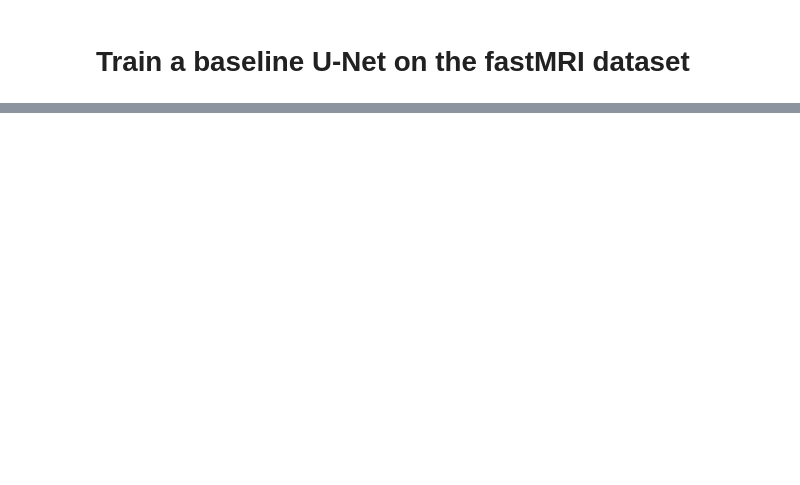
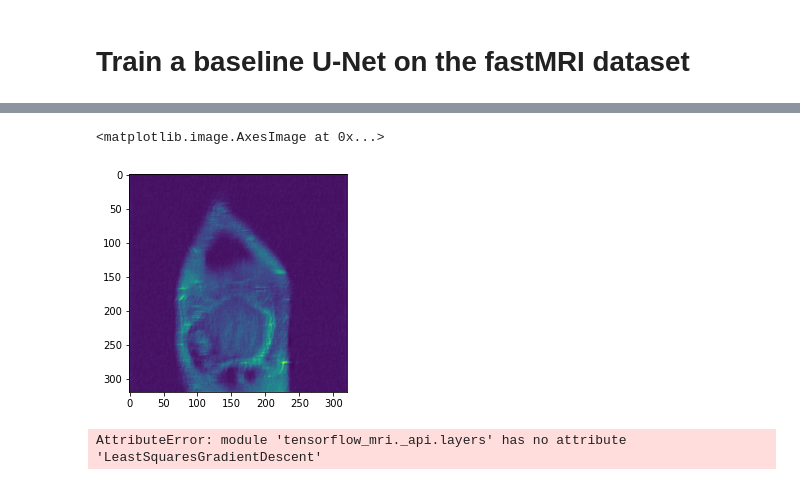
Before and after one commit to mrphys/tensorflow-mri, a Jupyter notebook: tools/docs/tutorials/recon/unet_fastmri.ipynb, the cells around one changed output, grey strips where cells are left out. Drawn from its saved outputs; the diff is of its cells as text; code cells hidden in the pictures; blank space fills up the shorter version.

```diff
--- a/tools/docs/tutorials/recon/unet_fastmri.ipynb
+++ b/tools/docs/tutorials/recon/unet_fastmri.ipynb
@@ -209,8 +208,29 @@ train_ds = ds_train.map(subsample)
+# %%
+class AdjointRecon(tf.keras.layers.Layer):
+  def __init__(self, **kwargs):
+    super().__init__(**kwargs)
+
+  def call(self, inputs):
+    # Scale k-space signal.
+    kspace = scale_kspace(inputs['kspace'])
+    # Reconstruct image.
+    image = reconstruct_zerofilled(kspace, mask=inputs['mask'])
+    image = tf.expand_dims(image, -1)
+    image = tf.math.abs(image)
+    return image
 # %%
-model = tfmri.models.UNet2D(filters=[32, 64, 128], kernel_size=3)
+zfill = AdjointRecon(name='zfill')(inputs)
+image = tfmri.models.UNet2D(
+    filters=[32, 64, 128],
+    kernel_size=3,
+    out_channels=1,
+    name='image')(zfill)
+outputs = {'zfill': zfill, 'image': image}
+model = tf.keras.Model(inputs=inputs, outputs=outputs)
 
-model.compile(optimizer='rmsprop',
+model.compile(optimizer='adam',
               loss='mse',
-              metrics=[tfmri.metrics.PSNR(),
-                       tfmri.metrics.SSIM()])
+              metrics=[tfmri.metrics.PSNR(), tfmri.metrics.SSIM()])
+
+model.summary()
 # %% [output]
@@ -218,2 +256,2 @@ NameError: name 'tfmri' is not defined
 # %%
-model.fit(ds_train, epochs=1, validation_data=ds_val)
+model.fit(ds_train, epochs=10, validation_data=ds_val)
@@ -219,0 +280,3 @@ model.fit(ds_train, epochs=1, validation_data=ds_val)
+# %%
+result = model.predict(ds_train.take(30))
+print(result['zfill'].shape)
@@ -219,0 +286,35 @@ model.fit(ds_train, epochs=1, validation_data=ds_val)
+# %%
+plt.imshow(result['image'][8, ...])
+# %% [output]
+<matplotlib.image.AxesImage at 0x...>
+[figure, added]
+# %%
+def VarNet(inputs, num_iterations=5):
+  zfill = AdjointRecon(name='zfill')(inputs)
+
+  lsgd = tfmri.layers.LeastSquaresGradientDescent(
+      operator=tfmri.linalg.LinearOperatorMRI)
+
+  denoise = tfmri.models.UNet2D(
+      filters=[32, 64, 128],
+      kernel_size=3,
+      out_channels=1,
+      name='prior')
+
+  x = zfill
+  for i in range(num_iterations):
+    x = denoise(x)
+    x = lsgd(x)
+
+  outputs = {'zfill': zfill, 'image': x}
+  return tf.keras.Model(inputs=inputs, outputs=outputs)
+
+model = VarNet(inputs)
+
+model.compile(optimizer='adam',
+              loss='mse',
+              metrics=[tfmri.metrics.PSNR(), tfmri.metrics.SSIM()])
+
+model.summary()
+# %% [output]
+AttributeError: module 'tensorflow_mri._api.layers' has no attribute 'LeastSquaresGradientDescent'
```
Also changed, not shown: parts of 18 cells of this notebook, 17 other files.
